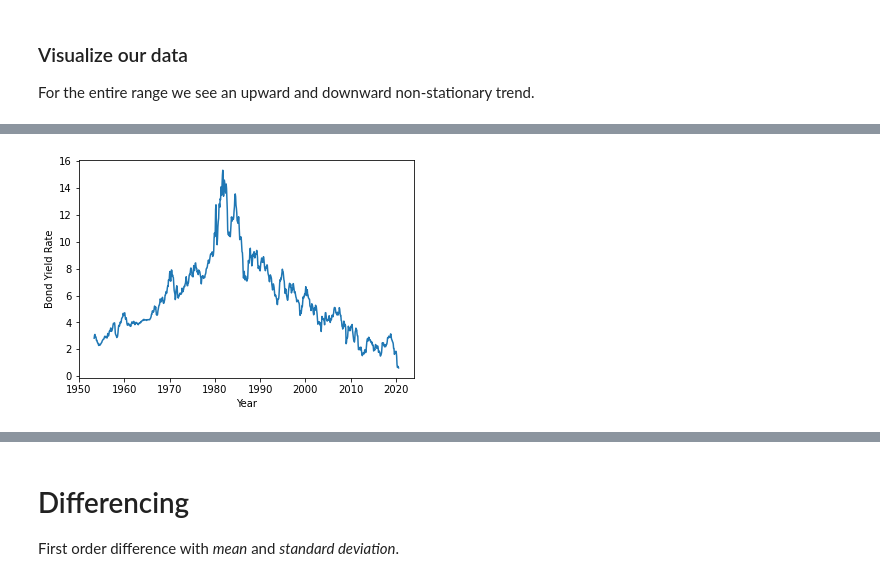
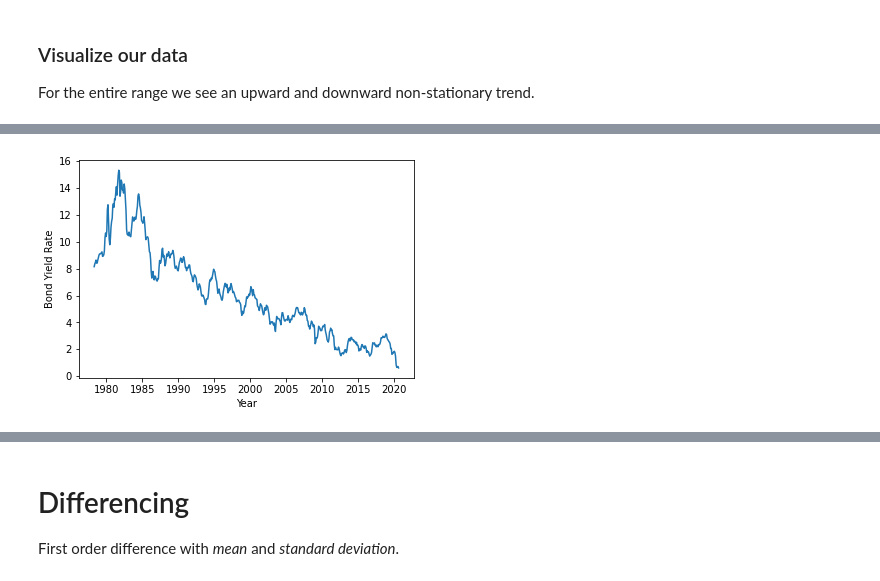
Before and after one commit to techthumb1/time_series_analysis, a Jupyter notebook: notebooks/time-series-arima.ipynb, the cells around one changed output, grey strips where cells are left out. Saved outputs shown, nothing was run; the diff lists cells and outputs as text; code cells hidden in the pictures.

```diff
--- a/notebooks/time-series-arima.ipynb
+++ b/notebooks/time-series-arima.ipynb
@@ -101,9 +110,9 @@ For the entire range we see an upward and downward non-stationary trend.
 # %%
-#month.plot(grid=True);
+# 40-year examination - significant drop every 5 years
 plt.xlabel('Year')
 plt.ylabel('Bond Yield Rate')
-plt.plot(month)
+plt.plot(month[300:])
 plt.plot(grid=True)
 plt.show();
 # %% [output]
-[figure, old version]
+[figure, new version]
```
Also changed, not shown: parts of 3 cells of this notebook, 3 other files.
